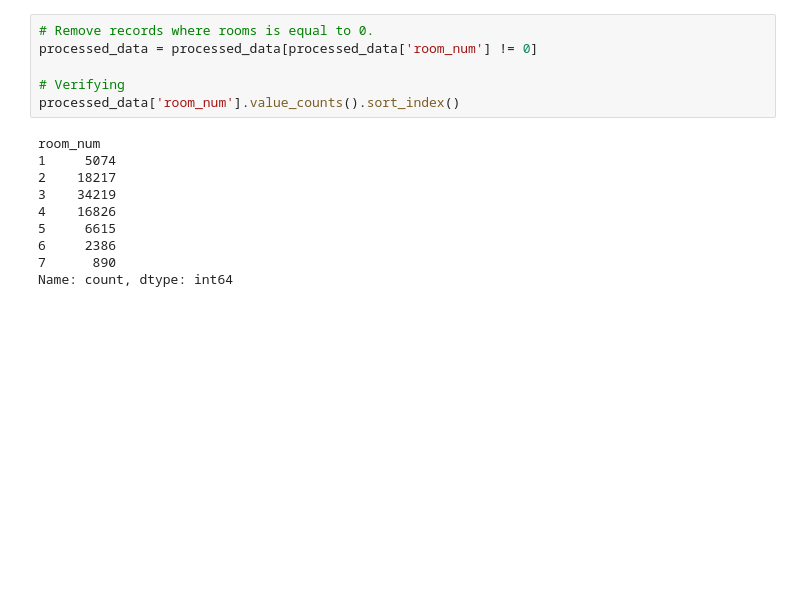
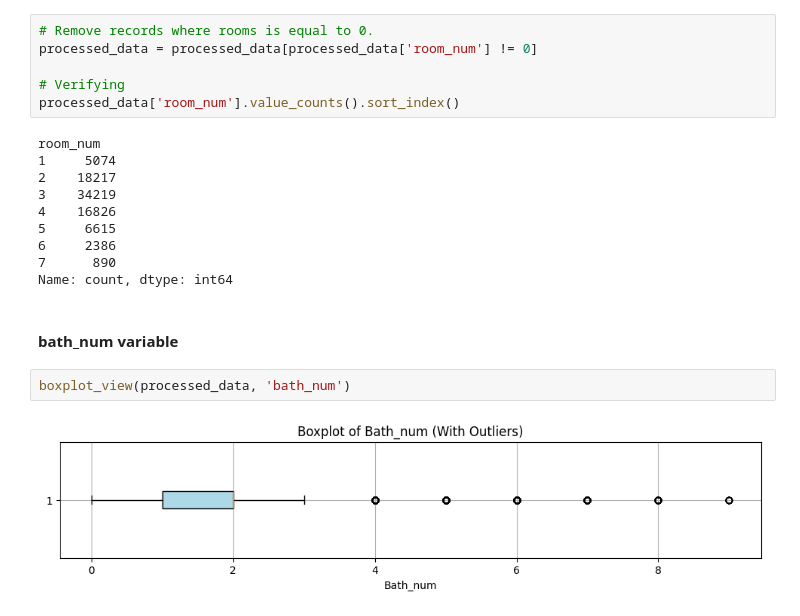
Before and after one commit to fer78/Data-Analytics-Final-Portfolio-Project, a Jupyter notebook: Data-Analytics-Final-Portfolio-Project.ipynb, the cells around one changed output. Saved outputs shown, nothing was run; the diff lists cells and outputs as text; blank space fills up the shorter version.

Commit message:
handling_outliers_bath_num

```diff
--- a/Data-Analytics-Final-Portfolio-Project.ipynb
+++ b/Data-Analytics-Final-Portfolio-Project.ipynb
@@ -1167,3 +1167,9 @@ room_num
 6     2386
 7      890
 Name: count, dtype: int64
+# %% [markdown]
+#### bath_num variable
+# %%
+boxplot_view(processed_data, 'bath_num')
+# %% [output]
+[figure, added]
```
Also changed, not shown: parts of 4 cells of this notebook.
